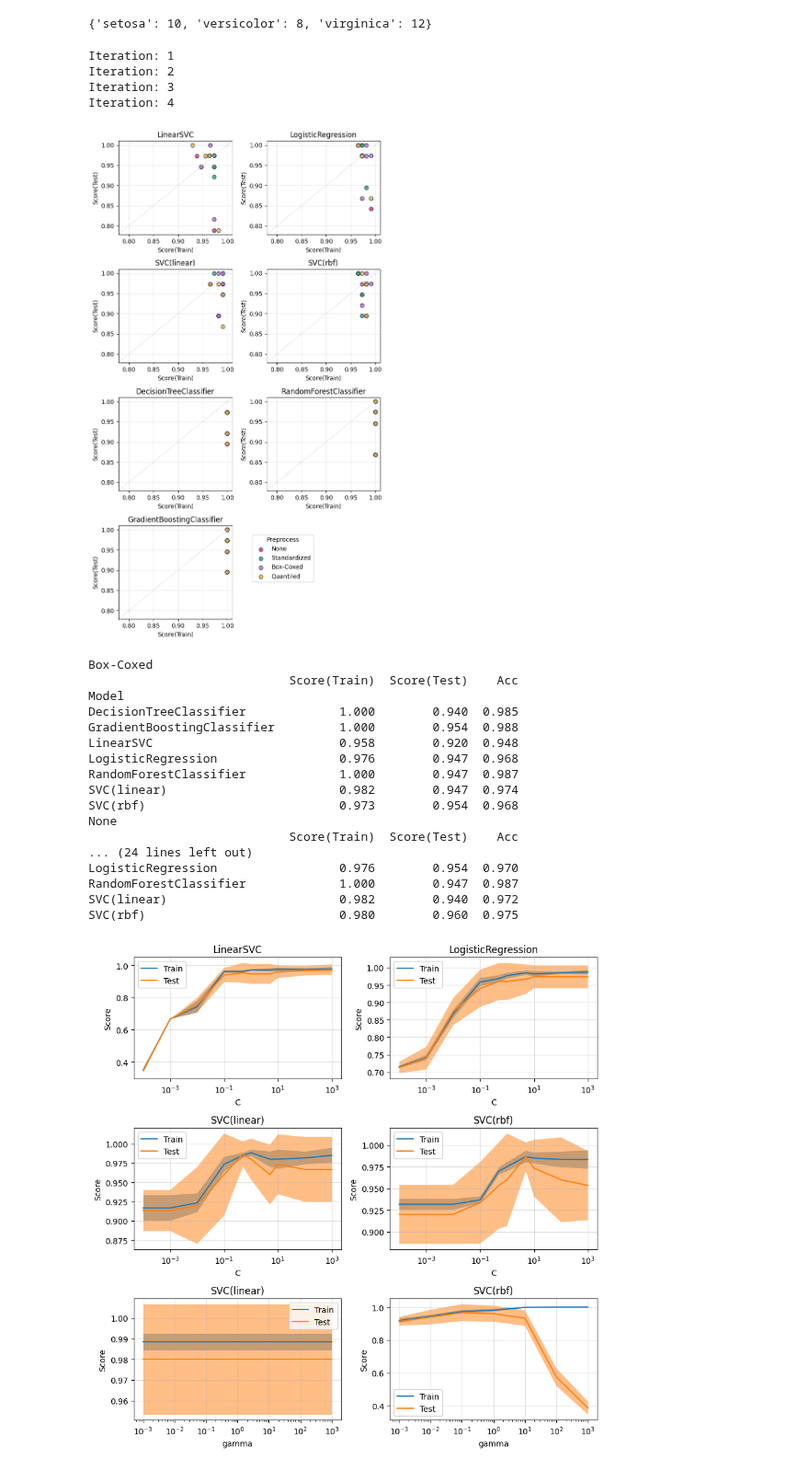
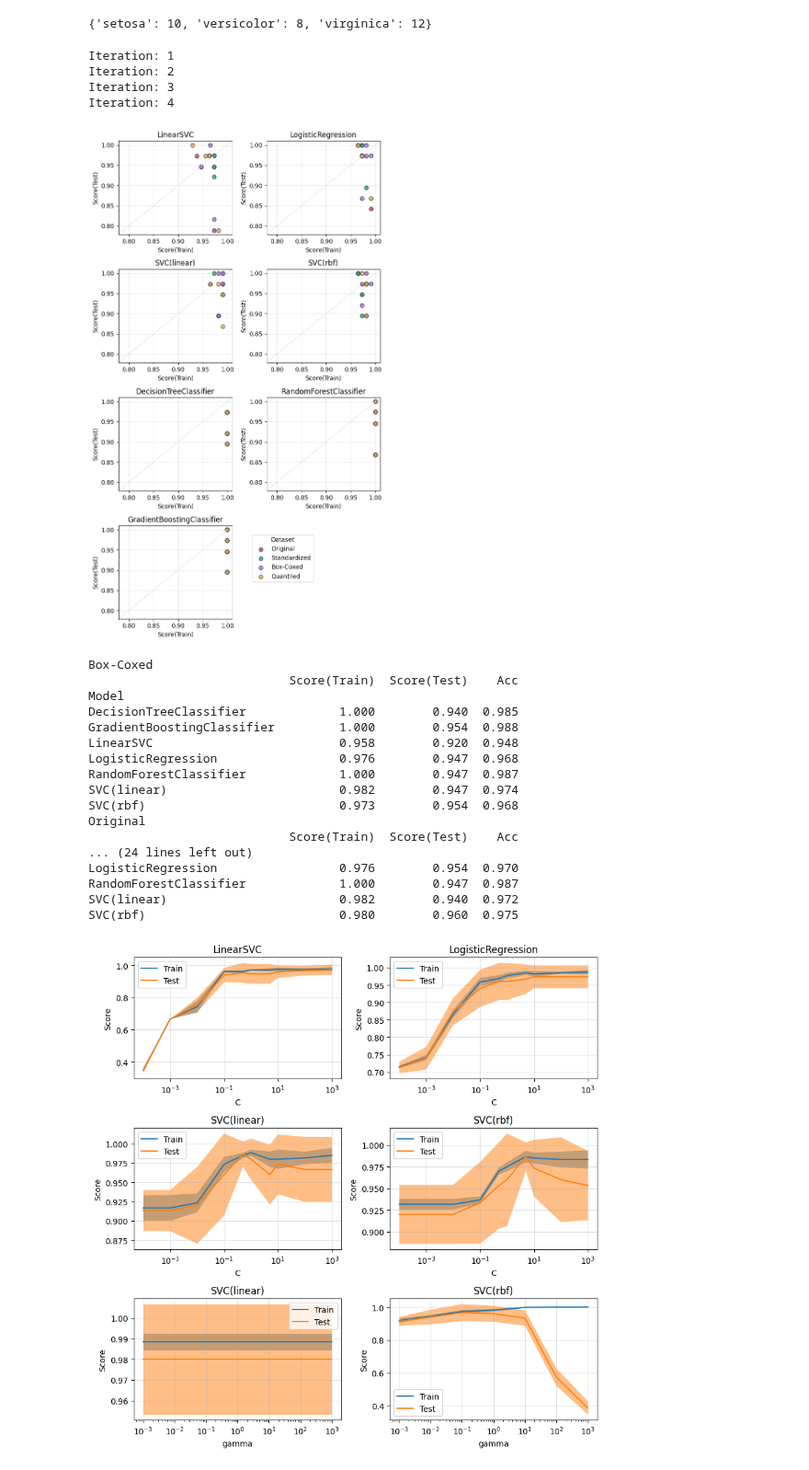
Before and after one commit to plus-tech/blogs, a Jupyter notebook: Machine Learning - Iris Classification/IrisClassification.ipynb, the cells around one changed output. Shown at 92% size. Drawn from its saved outputs; the diff is of its cells as text; code cells hidden in the pictures.

```diff
--- a/Machine Learning - Iris Classification/IrisClassification.ipynb
+++ b/Machine Learning - Iris Classification/IrisClassification.ipynb
@@ -951,7 +951,7 @@ target_names = np.char.title(iris.target_names)
 shuffled_features, shuffled_targets = shuffle(features, targets, random_state=0)
 
 bins = 50,
-ppnone = 'None'
+ppnone = 'Original'
 ppstd = 'Standardized'
 pplog1p = 'Log1p'
 ppboxcox = 'Box-Coxed'
@@ -1129,7 +1129,7 @@ for ite, (train_ind, test_ind) in enumerate(kf.split(shuffled_features)):
         eval_res = np.vstack([eval_res, eval_ite])
 
 # Format the execution results matrix using DataFrame
-columns = ['Fold', 'Model', 'Score', 'Score(Train)', 'Score(Test)', 'Acc', 'Preprocess']
+columns = ['Fold', 'Model', 'Score', 'Score(Train)', 'Score(Test)', 'Acc', 'Dataset']
 df_res = pd.DataFrame(eval_res, columns=columns)
 
 df_res['Fold'] = df_res['Fold'].astype(int)
@@ -1151,7 +1151,7 @@ y_min, y_max = x_min, x_max
 for i, model in enumerate(modellist):
     dfmod = df_res[df_res.Model==model]
 
-    for pp, group in dfmod.groupby('Preprocess'):
+    for pp, group in dfmod.groupby('Dataset'):
         axes[i].scatter(x=group['Score(Train)'], y=group['Score(Test)'],
                         c=cmap.get(pp),
                         edgecolor=edgecolor,
@@ -1173,40 +1173,40 @@ for i, model in enumerate(modellist):
 
     i += 1
 
-fig.legend(title='Preprocess',
+fig.legend(title='Dataset',
            loc=(0.55, 0.117),
            # loc='lower right',
-           labels=df_res['Preprocess'].unique().tolist(),
+           labels=df_res['Dataset'].unique().tolist(),
           )
 
 axes[-1].set_frame_on(False)
 axes[-1].set_axis_off()
 
 plt.tight_layout()
 plt.show()
 
 cols = ['Score(Train)', 'Score(Test)', 'Acc']
-for pp, group in df_res.groupby("Preprocess"):
+for pp, group in df_res.groupby("Dataset"):
     dftmp = group.groupby('Model')[cols]
     # dftmp.mean()
     print(pp)
     print(dftmp.mean().round(3))
 
 # Export the execution results to the Excel file, including all models and all folds
 #   Replace the sheet if it exists
 # file_path = "Iris_Classification.xlsx"
 # sheetname = 'CompareClassifiers'
 # with pd.ExcelWriter(file_path,
 #                     engine='openpyxl',
 #                     mode='a',
 #                     if_sheet_exists='replace') as writer:
 #     df_res.to_excel(writer, sheet_name=sheetname, index=False)
 # %% [output]
 Iteration: 1
 Iteration: 2
 Iteration: 3
 Iteration: 4
-[figure, old version]
+[figure, new version]
 Box-Coxed
                             Score(Train)  Score(Test)    Acc
 Model
@@ -1217,7 +1217,7 @@ LogisticRegression                 0.976        0.947  0.968
 RandomForestClassifier             1.000        0.947  0.987
 SVC(linear)                        0.982        0.947  0.974
 SVC(rbf)                           0.973        0.954  0.968
-None
+Original
                             Score(Train)  Score(Test)    Acc
 ... (24 lines left out)
 LogisticRegression                 0.976        0.954  0.970
```
